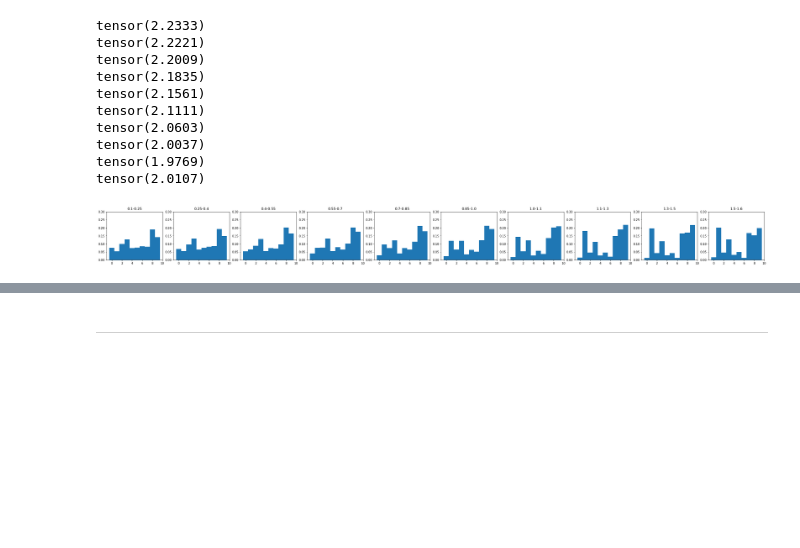
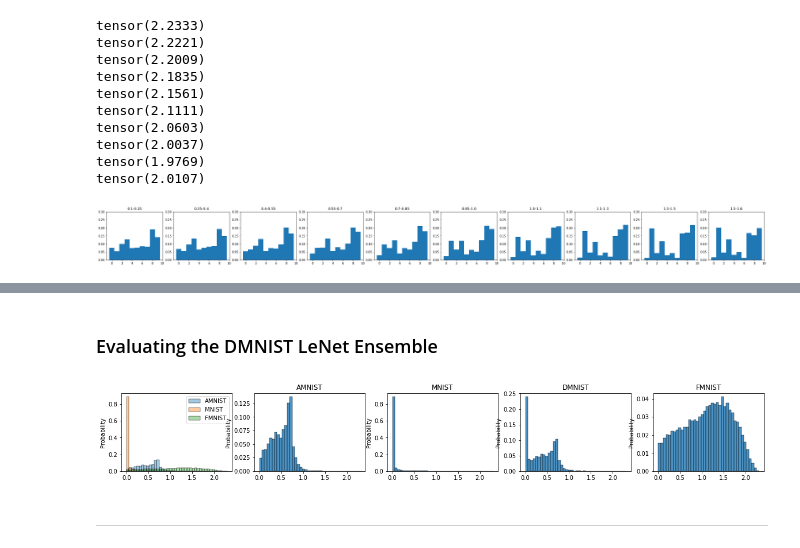
Before and after one commit to BlackHC/ddu_dirty_mnist, a Jupyter notebook: 02_dirtymnist.ipynb, the cells around one changed output, grey strips where cells are left out. Drawn from its saved outputs; the diff is of its cells as text; code cells hidden in the pictures; blank space fills up the shorter version.

```diff
--- a/02_dirtymnist.ipynb
+++ b/02_dirtymnist.ipynb
@@ -1223,0 +1148,2 @@ amnist_calibrated_samples = calibrated_post_process_vae_mnist(amnist_samples)
+# %%
+amnist_whitened_samples = whiten_mnist(amnist_samples)
@@ -1223,0 +1167,7 @@ amnist_calibrated_samples = calibrated_post_process_vae_mnist(amnist_samples)
+# %%
+dmnist_train_loader = torch.utils.data.DataLoader(
+    dataset=dmnist_train_dataset, batch_size=batch_size, shuffle=True, pin_memory=torch.cuda.is_available()
+)
+dmnist_test_loader = torch.utils.data.DataLoader(
+    dataset=dmnist_test_dataset, batch_size=batch_size, shuffle=False, pin_memory=torch.cuda.is_available()
+)
@@ -1223,0 +1308,8 @@ amnist_calibrated_samples = calibrated_post_process_vae_mnist(amnist_samples)
+# %% [markdown]
+### Evaluating the DMNIST LeNet Ensemble
+# %%
+@dataclass
+class Evaluation:
+    predictions: torch.Tensor
+    entropies: torch.Tensor
+    labels: torch.Tensor
@@ -1224,3 +1339,38 @@ amnist_calibrated_samples = calibrated_post_process_vae_mnist(amnist_samples)
+# %%
+dmnist_test_evaluation = evaluate(dmnist_test_loader, dmnist_lenets[:1])
+amnist_test_evaluation = evaluate(amnist_test_loader, dmnist_lenets[:1])
+mnist_test_evaluation = evaluate(mnist_test_loader, dmnist_lenets[:1])
+fmnist_test_evaluation = evaluate(fmnist_test_loader, dmnist_lenets[:1])
+# %%
+import seaborn as sns
+
+def plot_entropies(evaluation: Evaluation, **kwargs):
+    sns.histplot(evaluation.entropies.numpy(), stat="probability", binrange=[0, np.log(10)], bins=40, **kwargs)
+
+
+plt.figure(figsize=(5 * 4, 4 / 1.6))
+plt.subplot(1, 5, 1)
+plot_entropies(amnist_test_evaluation, alpha=0.4, color=sns.color_palette()[0], label="AMNIST")
+plot_entropies(mnist_test_evaluation, alpha=0.4, color=sns.color_palette()[1], label="MNIST")
+plot_entropies(fmnist_test_evaluation, alpha=0.4, color=sns.color_palette()[2], label="FMNIST")
+plt.legend()
+
+plt.subplot(1, 5, 2)
+plot_entropies(amnist_test_evaluation, alpha=0.8, color=sns.color_palette()[0], label="AMNIST")
+plt.title("AMNIST")
+plt.subplot(1, 5, 3)
+plot_entropies(mnist_test_evaluation, alpha=0.8, color=sns.color_palette()[0], label="MNIST")
+plt.title("MNIST")
+plt.subplot(1, 5, 4)
+plot_entropies(dmnist_test_evaluation, alpha=0.8, color=sns.color_palette()[0], label="DMNIST")
+plt.title("DMNIST")
+plt.subplot(1, 5, 5)
+plot_entropies(fmnist_test_evaluation, alpha=0.8, color=sns.color_palette()[0], label="FMNIST")
+plt.title("FMNIST")
+
+plt.show()
+# %% [output]
+[figure, added]
 # %% [markdown]
 ---
 # %%
```
Also changed, not shown: parts of 70 cells of this notebook.
